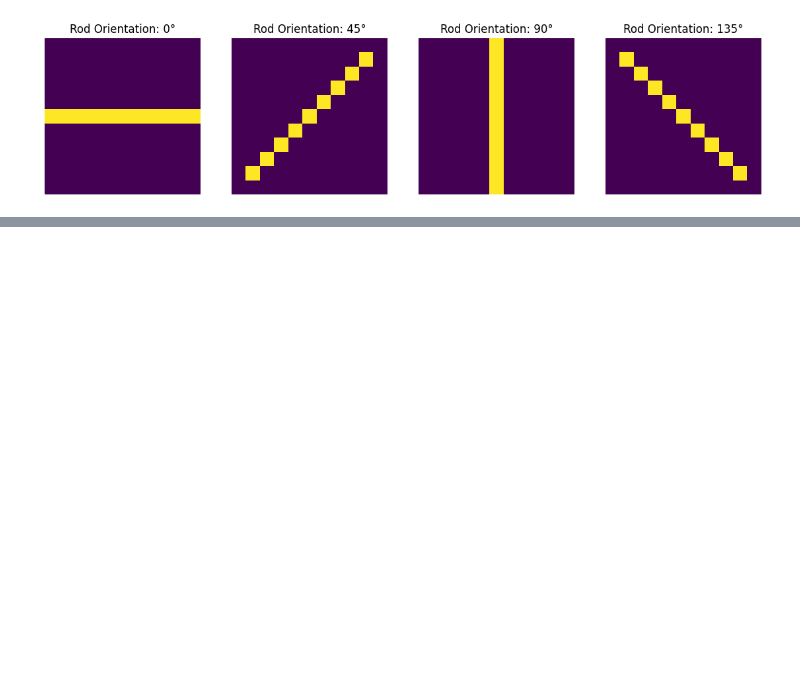
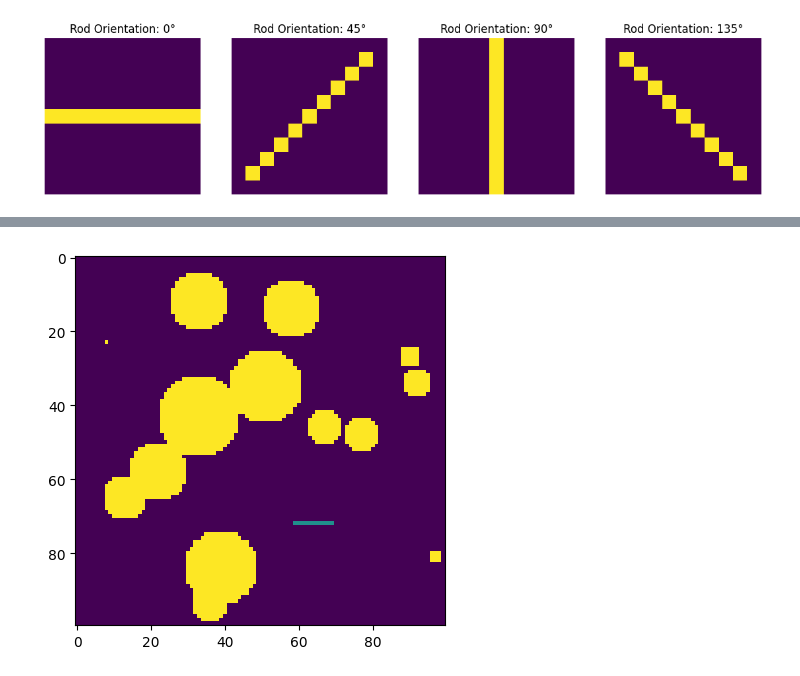
Before and after one commit to HerMak56/planning_2024, a Jupyter notebook: ps1/ps1.ipynb, the cells around one changed output, grey strips where cells are left out. Saved outputs shown, nothing was run; the diff lists cells and outputs as text; code cells hidden in the pictures; blank space fills up the shorter version.

Commit message:
Work but not right with heuristic 0

```diff
--- a/ps1/ps1.ipynb
+++ b/ps1/ps1.ipynb
@@ -40,0 +117,92 @@ plt.show()
+# %%
+import numpy as np
+from queue import PriorityQueue
+
+def a_star(init_pose: np.ndarray, final_pose: np.ndarray, env_map: np.ndarray):
+
+    num_layers = env_map.shape[0]
+
+    def heuristic(x1, x2):
+        return abs(x1[0] - x2[0]) + abs(x1[1] - x2[1])
+
+    def state_evolution(x_current, cost_current):
+        """
+        x_current: [x, y, theta]
+        cost_current: cost
+        """
+        xy_cost = 1
+        rot_cost = 1
+        transitions = np.array([
+            [1, 0, 0, xy_cost],
+            [-1, 0, 0, xy_cost],
+            [0, 1, 0, xy_cost],
+            [0, -1, 0, xy_cost],
+            [0, 0, 1, rot_cost],
+            [0, 0, -1, rot_cost]
+        ])
+
+        future_states = []
+        for transition in transitions:
+            prob_x = x_current + transition[:3]
+            cost_future = cost_current + transition[3]
+
+            if 0 <= prob_x[0] < env_map.shape[1] and 0 <= prob_x[1] < env_map.shape[2]:
+                prob_x[2] %= num_layers
+                if env_map[int(prob_x[2]), int(prob_x[0]), int(prob_x[1])] == 0:
+                    future_states.append((prob_x, cost_future))
+        return future_states
+
+    q = PriorityQueue()
+    q.put((0, tuple(init_pose)))
+
+    came_from = {}
+    g_score = {tuple(init_pose): 0}
+    f_score = {tuple(init_pose): heuristic(init_pose, final_pose)}
+
+    already_visited = set()
+    already_visited.add(tuple(init_pose))
+
+    while not q.empty():
+        _, x_current = q.get()
+
+        if np.array_equal(x_current, final_pose):
+            plan = []
+            while tuple(x_current) in came_from:
+                plan.append(x_current)
+                x_current = came_from[tuple(x_current)]
+            plan.append(init_pose)
+            print("План найден")
+
+            standardized_plan = [tuple(map(int, state)) for state in plan[::-1]]
+            return standardized_plan  # Возвращаем путь
+
+        for prob_x, cost_future in state_evolution(np.array(x_current), g_score[x_current]):
+            prob_x_tuple = tuple(prob_x)
+
+            if prob_x_tuple in already_visited:
+                continue
+
+            tentative_g_score = g_score[x_current] + cost_future
+
+            if prob_x_tuple not in g_score or tentative_g_score < g_score[prob_x_tuple]:
+                came_from[prob_x_tuple] = x_current
+                g_score[prob_x_tuple] = tentative_g_score
+                f_score[prob_x_tuple] = tentative_g_score + heuristic(prob_x, final_pose)
+
+                already_visited.add(prob_x_tuple)
+                q.put((f_score[prob_x_tuple], prob_x_tuple))
+
+    print("Путь не найден")
+    return None
+
+
+init_pose = np.array([6, 6, 2])
+final_pose = np.array([72, 64, 0])
+
+path = a_star(init_pose, final_pose, c_space)
+
+print(path)
+len(path)
+plotting_results(environment=env, rod=rod, plan=path, save_path='rod_solve.gif')
+path = np.array(path)
+# %% [output]
@@ -40,0 +212 @@ plt.show()
+[figure, added]
```
Also changed, not shown: parts of 7 cells of this notebook, 3 other files.
